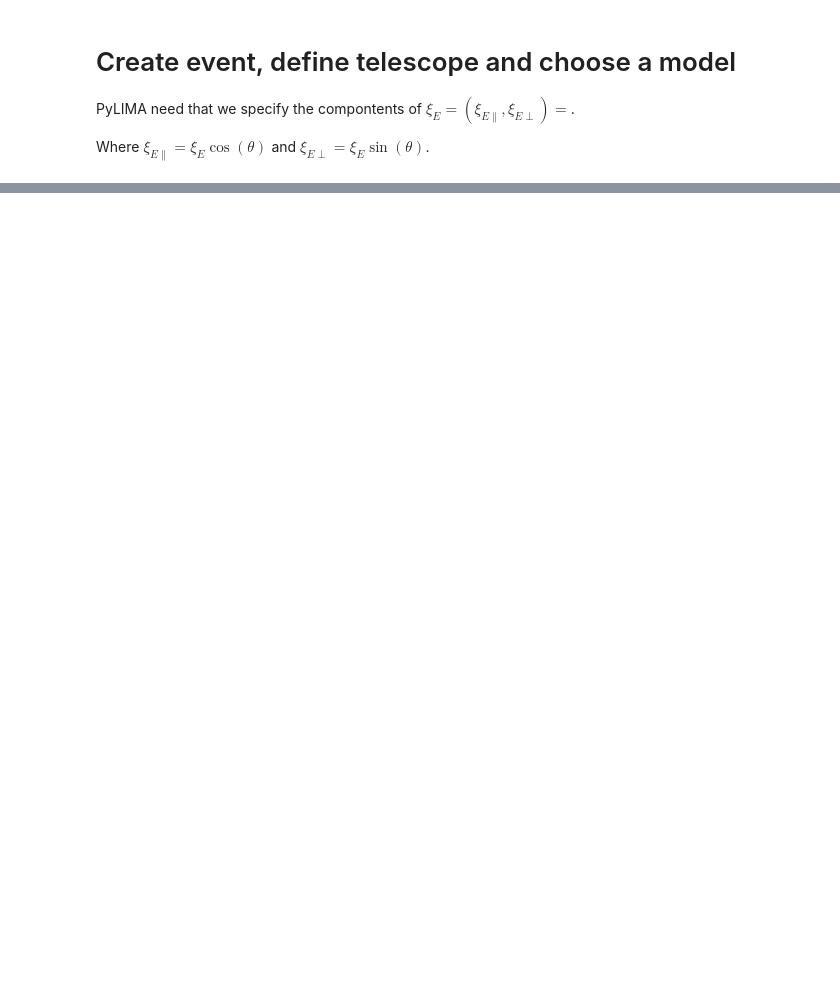
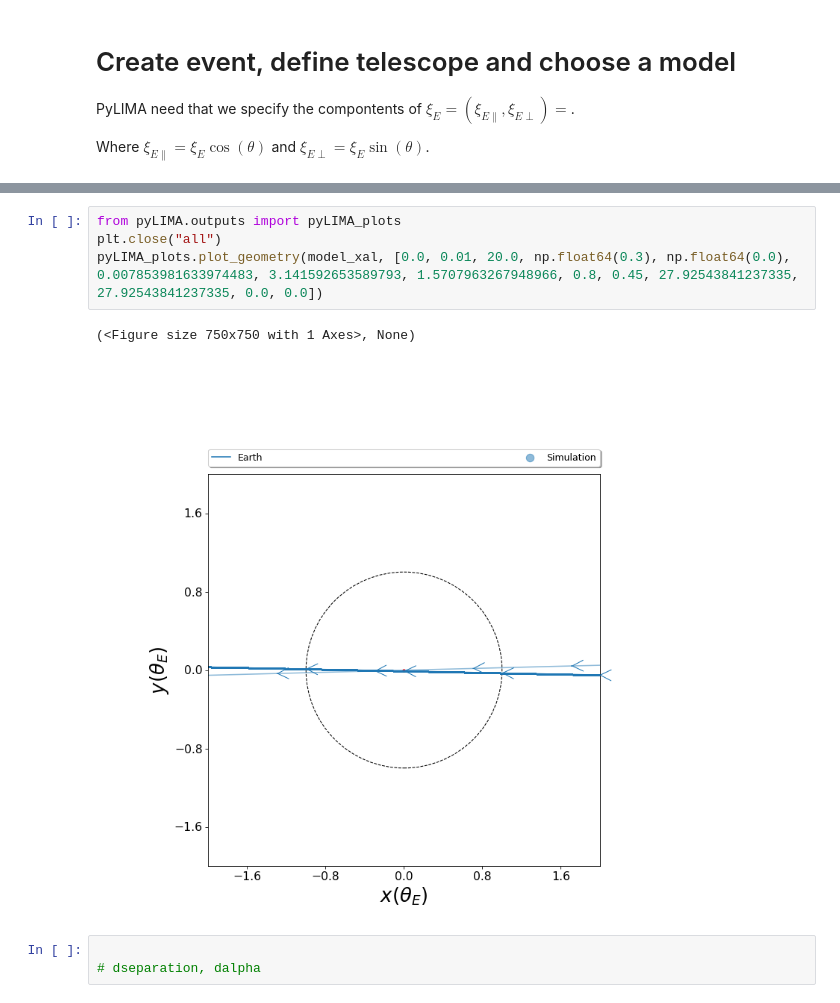
Before and after one commit to anibal-art/binary_source, a Jupyter notebook: binary_source/degeneracy_fit_v2.ipynb, the cells around one changed output, grey strips where cells are left out. Cells and saved outputs as stored; diff of their text form; blank space fills up the shorter version.

```diff
--- a/binary_source/degeneracy_fit_v2.ipynb
+++ b/binary_source/degeneracy_fit_v2.ipynb
@@ -808,0 +931,10 @@ RMS_A = 0.006975612246144463
+# %%
+from pyLIMA.outputs import pyLIMA_plots
+plt.close("all")
+pyLIMA_plots.plot_geometry(model_xal, [0.0, 0.01, 20.0, np.float64(0.3), np.float64(0.0), 0.007853981633974483, 3.141592653589793, 1.5707963267948966, 0.8, 0.45, 27.92543841237335, 27.92543841237335, 0.0, 0.0])
+# %% [output]
+(<Figure size 750x750 with 1 Axes>, None)
+[figure, added]
+# %%
+
+# dseparation, dalpha
```
Also changed, not shown: parts of 7 cells of this notebook, 7 other files.
